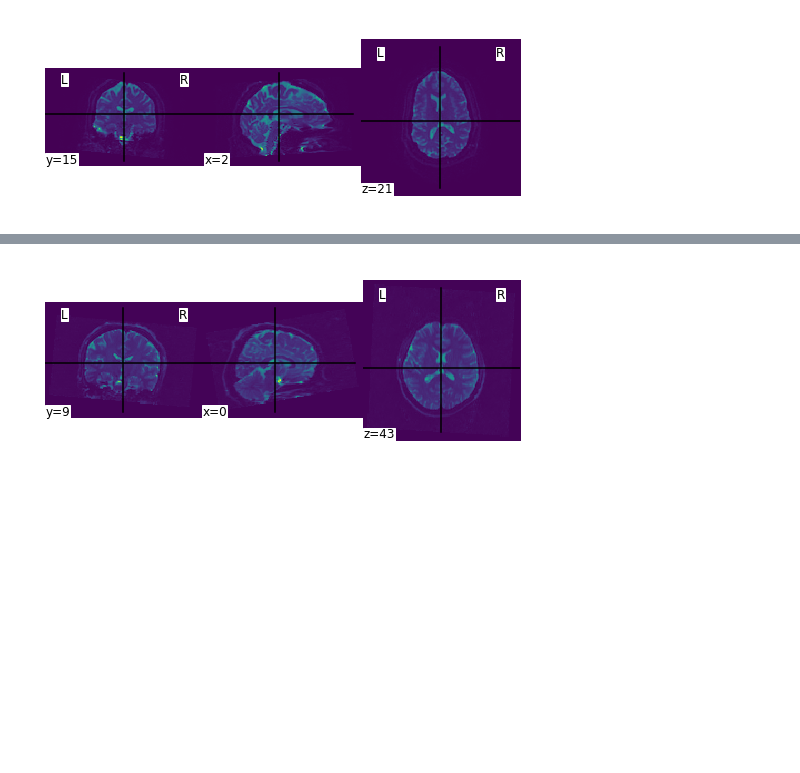
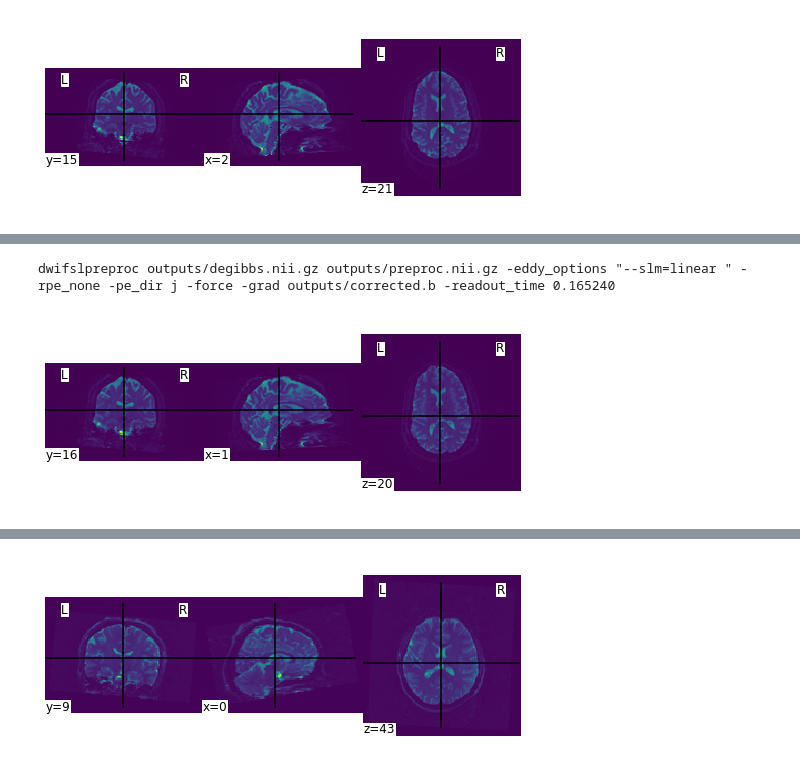
Before and after one commit to axiezai/pipetography, a Jupyter notebook: 00_core.ipynb, the cells around one changed output, grey strips where cells are left out. Cells and saved outputs as stored; diff of their text form; code cells hidden in the pictures; blank space fills up the shorter version.

```diff
--- a/00_core.ipynb
+++ b/00_core.ipynb
@@ -582,0 +669,29 @@ Bias field correction:
+# %%
+#example
+#usage:
+
+# this example is for basic DWI acquisition
+# all image volumes are acquired in a single protocol with fixed phase encoding:
+preproc = dwipreproc()
+preproc.inputs.in_file = 'outputs/degibbs.nii.gz'
+preproc.inputs.rpe_options = "-rpe_none"
+preproc.inputs.eddy_options = '"--slm=linear "'
+preproc.inputs.out_file = "outputs/preproc.nii.gz"
+preproc.inputs.grad_file = gradcheck.inputs.out_bfile
+preproc.inputs.force = True
+# PyBIDS Can also extract meta data:
+preproc.inputs.RO_time = layout.get_metadata(dwi[0])['TotalReadoutTime']
+preproc.inputs.pe_dir = layout.get_metadata(dwi[0])['PhaseEncodingDirection']
+print(preproc.cmdline)
+preproc.run()
+
+# visualize:
+preproc_dwi = nb.load(preproc.inputs.out_file)
+preproc_data = preproc_dwi.get_fdata()[:, :, :, 0]
+preproc_img = new_img_like(
+    preproc_dwi, preproc_data, affine=preproc_dwi.affine, copy_header=True
+)
+_ = plotting.plot_img(preproc_img)
+# %% [output]
+dwifslpreproc outputs/degibbs.nii.gz outputs/preproc.nii.gz -eddy_options "--slm=linear " -rpe_none -pe_dir j -force -grad outputs/corrected.b -readout_time 0.165240
+[figure, added]
```
Also changed, not shown: parts of 17 cells of this notebook, 1 other file.
